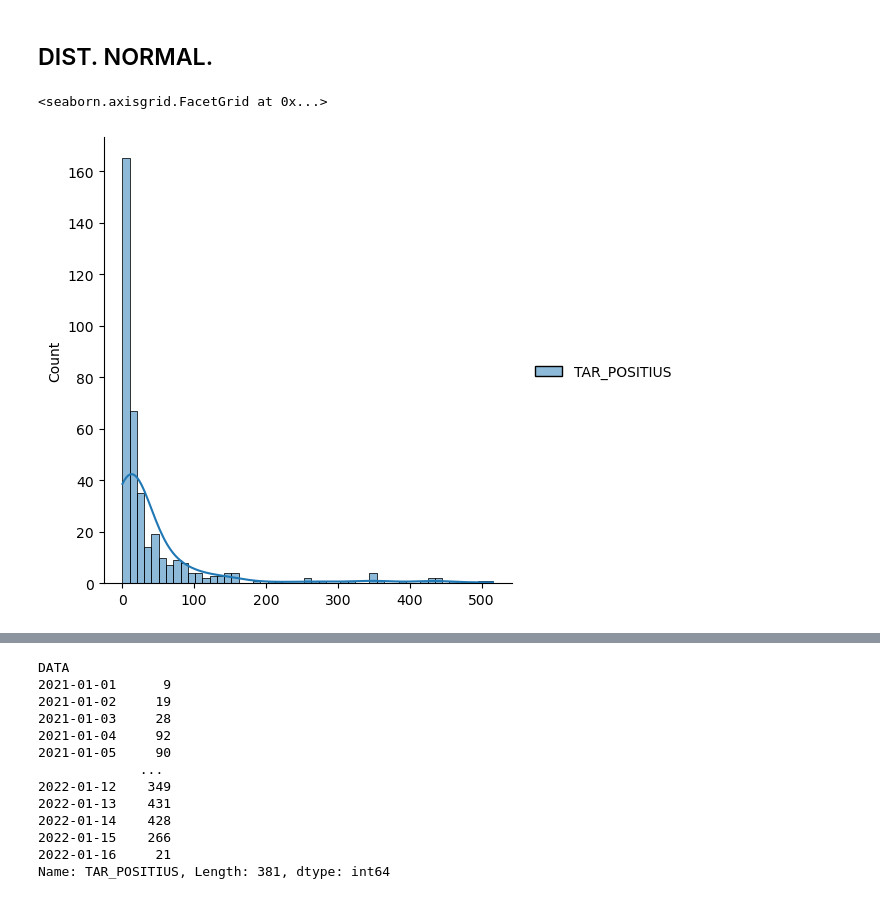
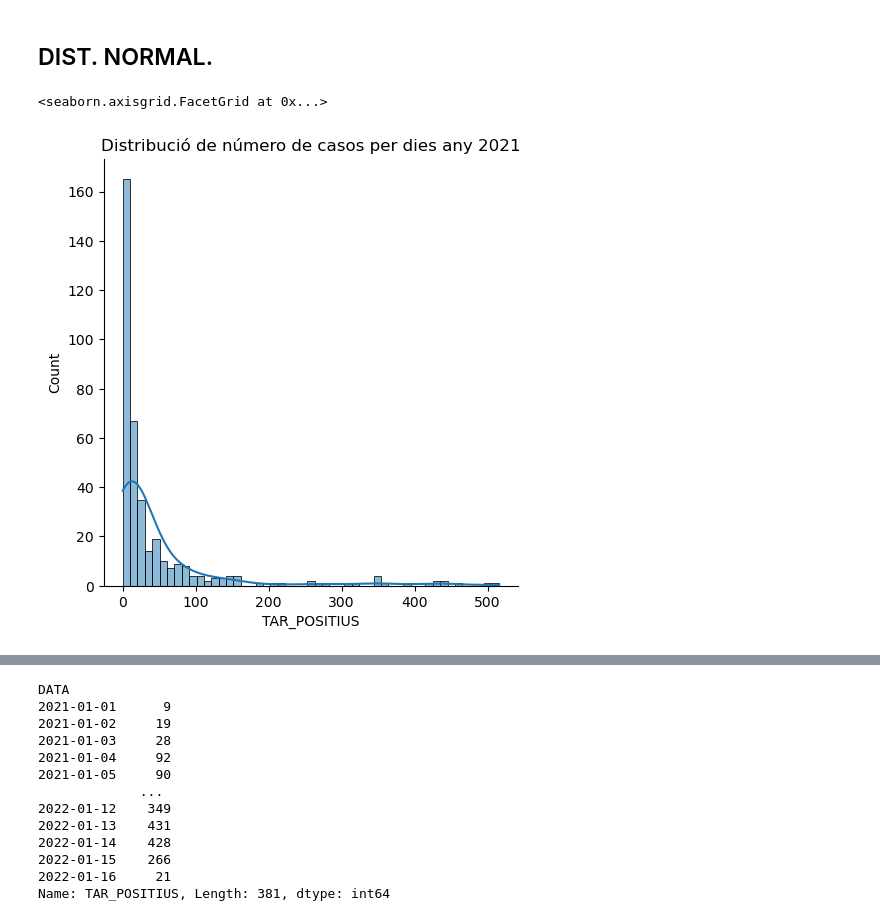
Before and after one commit to miquelamorosaldev/dawbio2-m14-bioinformatica-curs2022-2023-uf1-uf2, a Jupyter notebook: Sessió16_EstadisticaDadesCovid/readme-covid-2020-2021.ipynb, the cells around one changed output, grey strips where cells are left out. Saved outputs shown, nothing was run; the diff lists cells and outputs as text; code cells hidden in the pictures.

```diff
--- a/Sessió16_EstadisticaDadesCovid/readme-covid-2020-2021.ipynb
+++ b/Sessió16_EstadisticaDadesCovid/readme-covid-2020-2021.ipynb
@@ -86,22 +87,21 @@ DATA
 # %% [markdown]
 ## DIST. NORMAL.
 # %%
-import seaborn as sns
 
 #make this example reproducible
 np.random.seed(0)
 
 # group data by GRUP_EDAT
 
 lh_df_grupEdat: pd.DataFrame = (covid_data.query("NOM == 'LHOSPITALET SUD I EL PRAT DE LLOBREGAT' ").query("ANY > 2020")
                                         .loc[:, ['DATA', 'POSITIVITAT_TAR_NUM']]
                                         .groupby('DATA')
                                         .sum()
                                         .rename(columns={"POSITIVITAT_TAR_NUM": "TAR_POSITIUS"})
 )
 
 #create normal distribution curve
-sns.displot(lh_df_grupEdat, kde=True)
+sns.displot(lh_df_grupEdat, x='TAR_POSITIUS', kde=True).set(title='Distribució de número de casos per dies any 2021')
 # %% [output]
 <seaborn.axisgrid.FacetGrid at 0x...>
-[figure, old version]
+[figure, new version]
```
Also changed, not shown: parts of 3 cells of this notebook, 5 other files.
